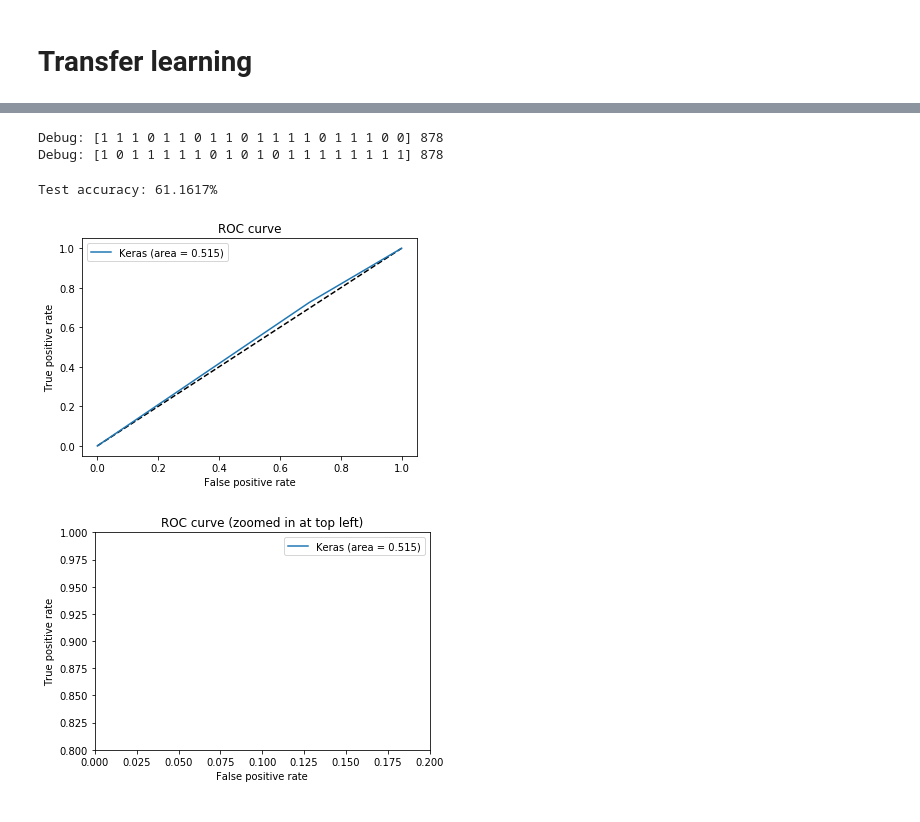
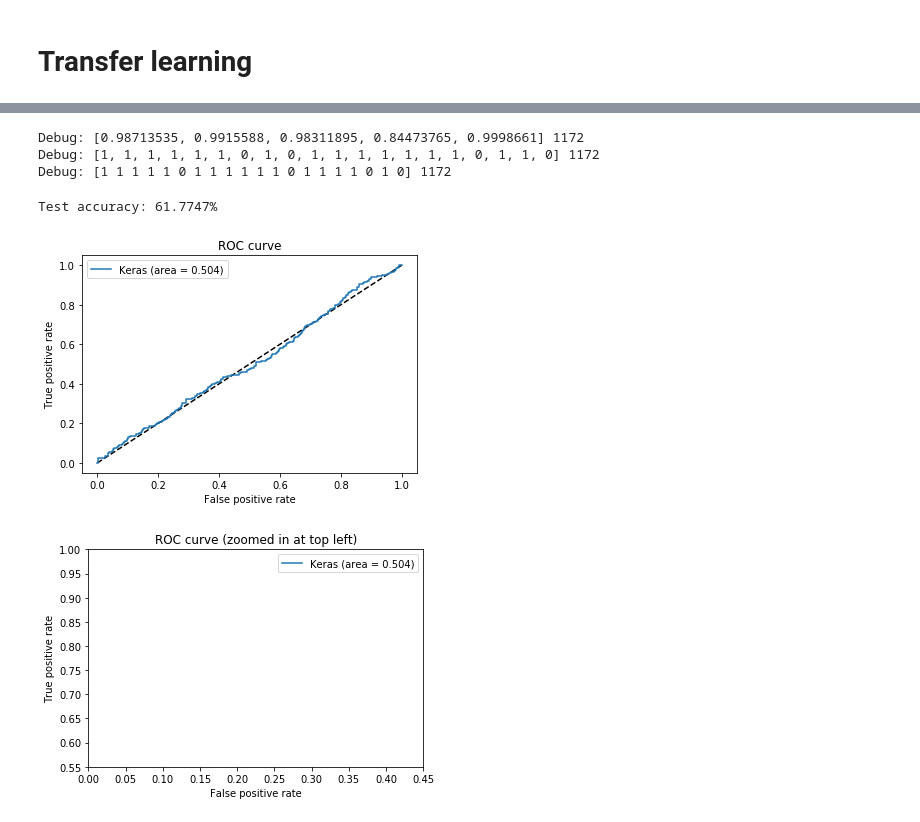
Before and after one commit to davide84/machine-learning, a Jupyter notebook: capstone/mobilenet.ipynb, the cells around one changed output, grey strips where cells are left out. Cells and saved outputs as stored; diff of their text form; code cells hidden in the pictures.

Commit message:
[Capstone] MOD: improved mobilenet, still with ROC issues

```diff
--- a/capstone/mobilenet.ipynb
+++ b/capstone/mobilenet.ipynb
@@ -204,17 +218,17 @@ train_generator = data_generator.flow_from_directory(
         'dataset/resized/train',
         target_size=(image_size, image_size),
         batch_size=BATCH_SIZE_TRAINING,
-        class_mode=categorical_or_binary)
+        class_mode='categorical')
 
 validation_generator = data_generator.flow_from_directory(
         'dataset/resized/valid',
         target_size=(image_size, image_size),
         batch_size=BATCH_SIZE_VALIDATION,
-        class_mode=categorical_or_binary)
+        class_mode='categorical')
 
 predict_generator = data_generator.flow_from_directory(
         'dataset/resized/test',
         target_size=(image_size, image_size),
         batch_size=50,  # 100 causes ResourceExhaustedError
-        class_mode=categorical_or_binary)
+        class_mode='categorical')
 # %% [output]
@@ -224,6 +238,6 @@ Found 878 images belonging to 2 classes.
 # %%
 # EARLY_STOP_PATIENCE must be < NUM_EPOCHS
-NUM_EPOCHS = 15  # probably 15 is maximum useful...
+NUM_EPOCHS = 5  # probably 15 is maximum useful...
 EARLY_STOP_PATIENCE = 5
 
 # These steps value should be proper FACTOR of no.-of-images in train & valid folders respectively
@@ -234,8 +248,10 @@ STEPS_PER_EPOCH_VALIDATION = int(valid_perc)
 # Early stopping & checkpointing the best model in ../working dir & restoring that as our model for prediction
 from tensorflow.python.keras.callbacks import EarlyStopping, ModelCheckpoint
 
+weights_filename = 'saved_models/best.mobilenet.h5'
+
 cb_early_stopper = EarlyStopping(monitor='val_loss', patience=EARLY_STOP_PATIENCE)
-cb_checkpointer = ModelCheckpoint(filepath='saved_models/best_resnet50.hdf5',
+cb_checkpointer = ModelCheckpoint(filepath=weights_filename, verbose=True,
                                   monitor='val_loss', save_best_only=True, mode='auto')
 
 fit_history = model.fit_generator(
@@ -244,8 +260,7 @@ fit_history = model.fit_generator(
         epochs = NUM_EPOCHS,
         validation_data=validation_generator,
         validation_steps=STEPS_PER_EPOCH_VALIDATION,
-        callbacks=[cb_checkpointer, cb_early_stopper]
+        callbacks=[cb_checkpointer, cb_early_stopper],
+        class_weight=class_weights
 )
-
-model.load_weights("saved_models/best_resnet50.hdf5")
 # %% [output]
@@ -294,48 +307,51 @@ dict_keys(['val_loss', 'val_acc', 'loss', 'acc'])
-# %%
-predictions = [predicted[0] for predicted in model.predict_generator(predict_generator)]
-y_pred = np.round(predictions).astype('int')
-y_test = np.argmax(test_targets, axis=1)
-print('Debug:', y_pred[:20], len(y_pred))
-print('Debug:', y_test[:20], len(y_test))
-# %% [output]
-Debug: [1 1 1 0 1 1 0 1 1 0 1 1 1 1 0 1 1 1 0 0] 878
-Debug: [1 0 1 1 1 1 1 0 1 0 1 0 1 1 1 1 1 1 1 1] 878
+# %%
+model.load_weights(weights_filename)
+predictions = model.predict_generator(predict_generator)
+# %%
+y_pred = [cat_prob[1] for cat_prob in predictions]
+cat_pred = [np.argmax(cat_prob) for cat_prob in predictions]
+print('Debug:', y_pred[:5], len(y_pred))
+print('Debug:', cat_pred[:20], len(cat_pred))
+print('Debug:', cat_test[:20], len(cat_test))
+# %% [output]
+Debug: [0.98713535, 0.9915588, 0.98311895, 0.84473765, 0.9998661] 1172
+Debug: [1, 1, 1, 1, 1, 1, 0, 1, 0, 1, 1, 1, 1, 1, 1, 1, 0, 1, 1, 0] 1172
+Debug: [1 1 1 1 1 0 1 1 1 1 1 1 0 1 1 1 1 0 1 0] 1172
 # %%
 # report test accuracy
-test_accuracy = 100 * np.sum(y_pred==y_test) / len(y_pred)
+test_accuracy = 100 * np.sum(cat_pred==cat_test) / len(cat_pred)
 print('Test accuracy: %.4f%%' % test_accuracy)
 # %% [output]
-Test accuracy: 61.1617%
+Test accuracy: 61.7747%
 # %%
 #
 # ROC curve
 #
 
 from sklearn.metrics import roc_curve, auc
 
-#y_pred = predictions.ravel()
-fpr_keras, tpr_keras, thresholds_keras = roc_curve(y_test, y_pred)
+fpr_keras, tpr_keras, thresholds_keras = roc_curve(cat_test, y_pred)
 auc_keras = auc(fpr_keras, tpr_keras)
 
 plt.figure(1)
 plt.plot([0, 1], [0, 1], 'k--')
 plt.plot(fpr_keras, tpr_keras, label='Keras (area = {:.3f})'.format(auc_keras))
 plt.xlabel('False positive rate')
 plt.ylabel('True positive rate')
 plt.title('ROC curve')
 plt.legend(loc='best')
 plt.show()
 # Zoom in view of the upper left corner.
 plt.figure(2)
-plt.xlim(0, 0.2)
-plt.ylim(0.8, 1)
+plt.xlim(0, 0.45)
+plt.ylim(0.55, 1)
 plt.plot([0, 1], [0, 1], 'k--')
 plt.plot(fpr_keras, tpr_keras, label='Keras (area = {:.3f})'.format(auc_keras))
 plt.xlabel('False positive rate')
 plt.ylabel('True positive rate')
 plt.title('ROC curve (zoomed in at top left)')
 plt.legend(loc='best')
 plt.show()
 # %% [output]
-[figure, old version]
+[figure, new version]
-[figure, old version]
+[figure, new version]
```
Also changed, not shown: parts of 6 cells of this notebook.
